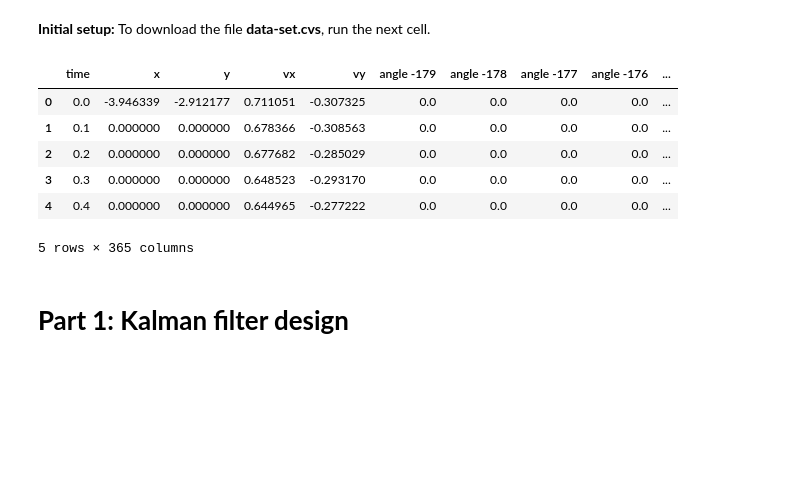
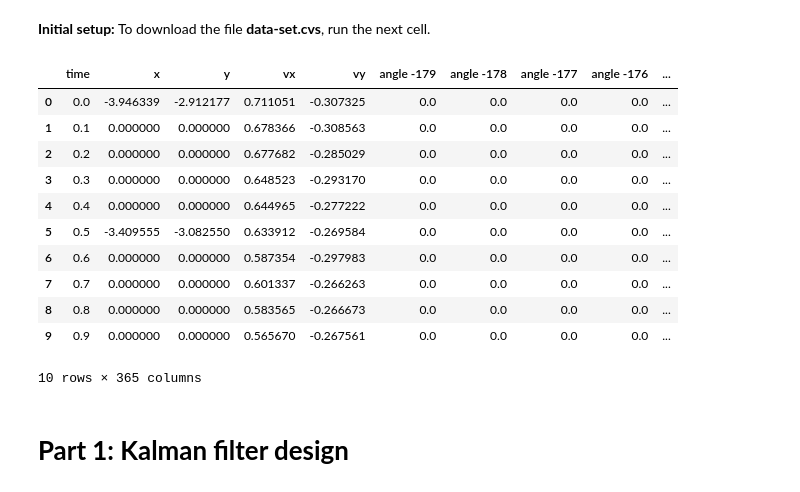
Before and after one commit to cthadeufaria/apc, a Jupyter notebook: project01/ML_project1.ipynb, the cells around one changed output. Saved outputs shown, nothing was run; the diff lists cells and outputs as text; code cells hidden in the pictures; blank space fills up the shorter version.

```diff
--- a/project01/ML_project1.ipynb
+++ b/project01/ML_project1.ipynb
@@ -49,24 +49,30 @@ FEUP, Feb. 2023
 # %%
 # Then, run this code to get the data-set
 
 import pandas as pd
 df = pd.read_csv('data-set.csv', index_col=0)
-df.head()
+# df.head()
 #df
+df[0:10]
 
 # By convention, values that are zero signify no measurements.
 # The units are:
 # [m] for x and y
 # [m/s] for the velocities vx and vy
 # [m] for the LIDAR ranges
 # %% [output]
 |  | time | x | y | vx | vy | angle -179 | angle -178 | angle -177 | angle -176 | ... |
 | 0 | 0.0 | -3.946339 | -2.912177 | 0.711051 | -0.307325 | 0.0 | 0.0 | 0.0 | 0.0 | ... |
 | 1 | 0.1 | 0.000000 | 0.000000 | 0.678366 | -0.308563 | 0.0 | 0.0 | 0.0 | 0.0 | ... |
 | 2 | 0.2 | 0.000000 | 0.000000 | 0.677682 | -0.285029 | 0.0 | 0.0 | 0.0 | 0.0 | ... |
 | 3 | 0.3 | 0.000000 | 0.000000 | 0.648523 | -0.293170 | 0.0 | 0.0 | 0.0 | 0.0 | ... |
 | 4 | 0.4 | 0.000000 | 0.000000 | 0.644965 | -0.277222 | 0.0 | 0.0 | 0.0 | 0.0 | ... |
+| 5 | 0.5 | -3.409555 | -3.082550 | 0.633912 | -0.269584 | 0.0 | 0.0 | 0.0 | 0.0 | ... |
+| 6 | 0.6 | 0.000000 | 0.000000 | 0.587354 | -0.297983 | 0.0 | 0.0 | 0.0 | 0.0 | ... |
+| 7 | 0.7 | 0.000000 | 0.000000 | 0.601337 | -0.266263 | 0.0 | 0.0 | 0.0 | 0.0 | ... |
+| 8 | 0.8 | 0.000000 | 0.000000 | 0.583565 | -0.266673 | 0.0 | 0.0 | 0.0 | 0.0 | ... |
+| 9 | 0.9 | 0.000000 | 0.000000 | 0.565670 | -0.267561 | 0.0 | 0.0 | 0.0 | 0.0 | ... |
-5 rows × 365 columns
+10 rows × 365 columns
 # %% [markdown]
 # **Part 1: Kalman filter design**
 # %% [markdown]
```
Also changed, not shown: parts of 5 cells of this notebook, 1 other file.
